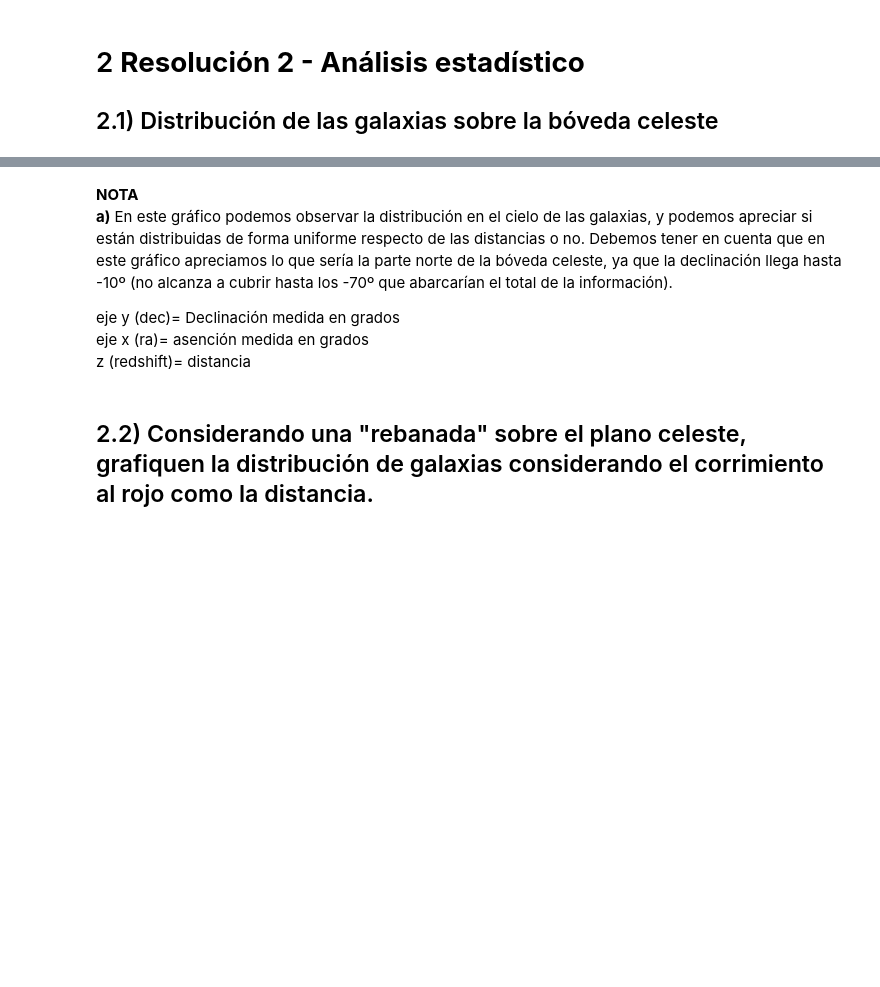
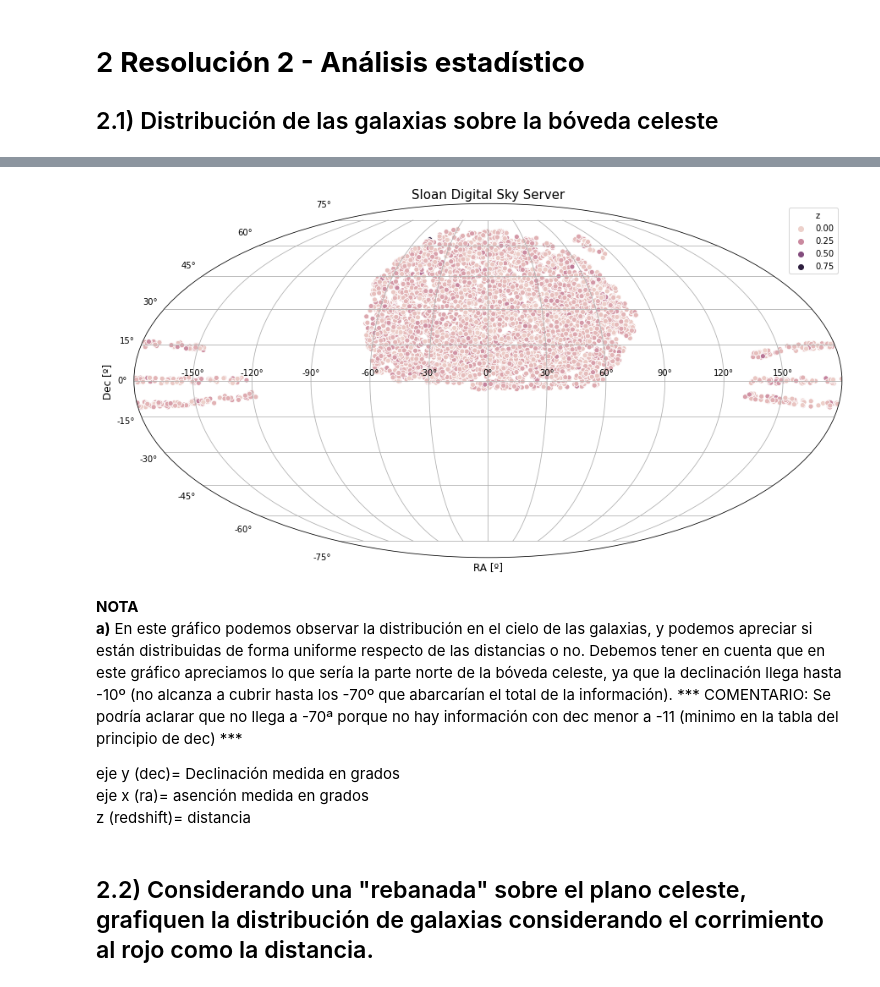
Before and after one commit to leoborgnino/mentoria-astro-datos, a Jupyter notebook: 1_Analisis_y_Visualizacion.ipynb, the cells around one changed output, grey strips where cells are left out. Saved outputs shown, nothing was run; the diff lists cells and outputs as text; code cells hidden in the pictures; blank space fills up the shorter version.

```diff
--- a/1_Analisis_y_Visualizacion.ipynb
+++ b/1_Analisis_y_Visualizacion.ipynb
@@ -180,6 +175,23 @@ Text(0.5,1,'Distribución de galaxias sobre la bóveda celeste')
+# %%
+f = plt.figure(figsize=(15,10))
+ax = f.add_subplot(111,projection="mollweide")
+
+seaborn.scatterplot(x=np.radians(df['ra'])-np.pi,y=np.radians(df['dec']),data=df,hue='z',ax=ax)
+plt.grid(True)
+
+ax.set_title('Sloan Digital Sky Server')
+ax.title.set_fontsize(15)
+ax.set_xlabel("RA [º]")
+ax.xaxis.label.set_fontsize(12)
+ax.set_ylabel("Dec [º]")
+ax.yaxis.label.set_fontsize(12)
+
+plt.show()
+# %% [output]
+[figure, added]
 # %% [markdown]
 **NOTA**
-**a)** En este gráfico podemos observar la distribución en el cielo de las galaxias, y podemos apreciar si están distribuidas de forma uniforme respecto de las distancias o no. Debemos tener en cuenta que en este gráfico apreciamos lo que sería la parte norte de la bóveda celeste, ya que la declinación llega hasta -10º (no alcanza a cubrir hasta los -70º que abarcarían el total de la información).
+**a)** En este gráfico podemos observar la distribución en el cielo de las galaxias, y podemos apreciar si están distribuidas de forma uniforme respecto de las distancias o no. Debemos tener en cuenta que en este gráfico apreciamos lo que sería la parte norte de la bóveda celeste, ya que la declinación llega hasta -10º (no alcanza a cubrir hasta los -70º que abarcarían el total de la información). *** COMENTARIO: Se podría aclarar que no llega a -70ª porque no hay información con dec menor a -11 (minimo en la tabla del principio de dec) ***
 
 eje y (dec)= Declinación medida en grados
 eje x (ra)= asención medida en grados
```
Also changed, not shown: parts of 36 cells of this notebook.
